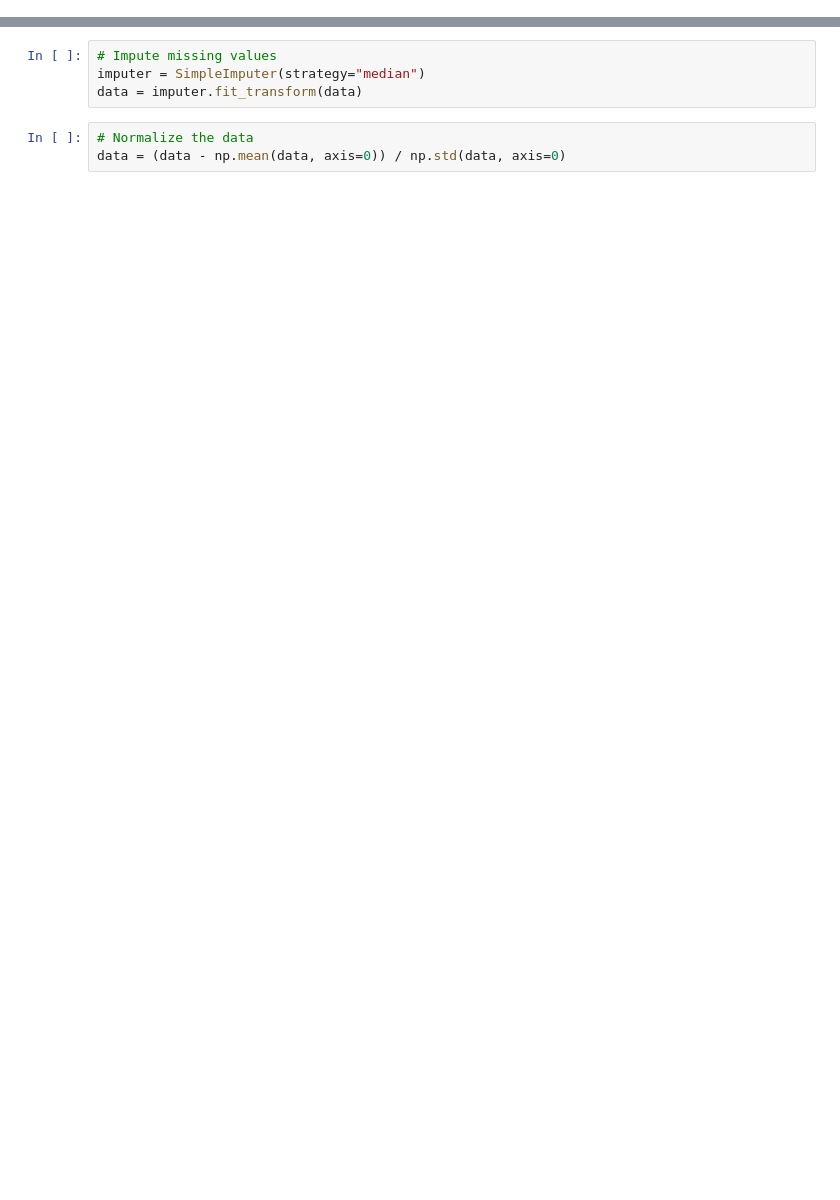
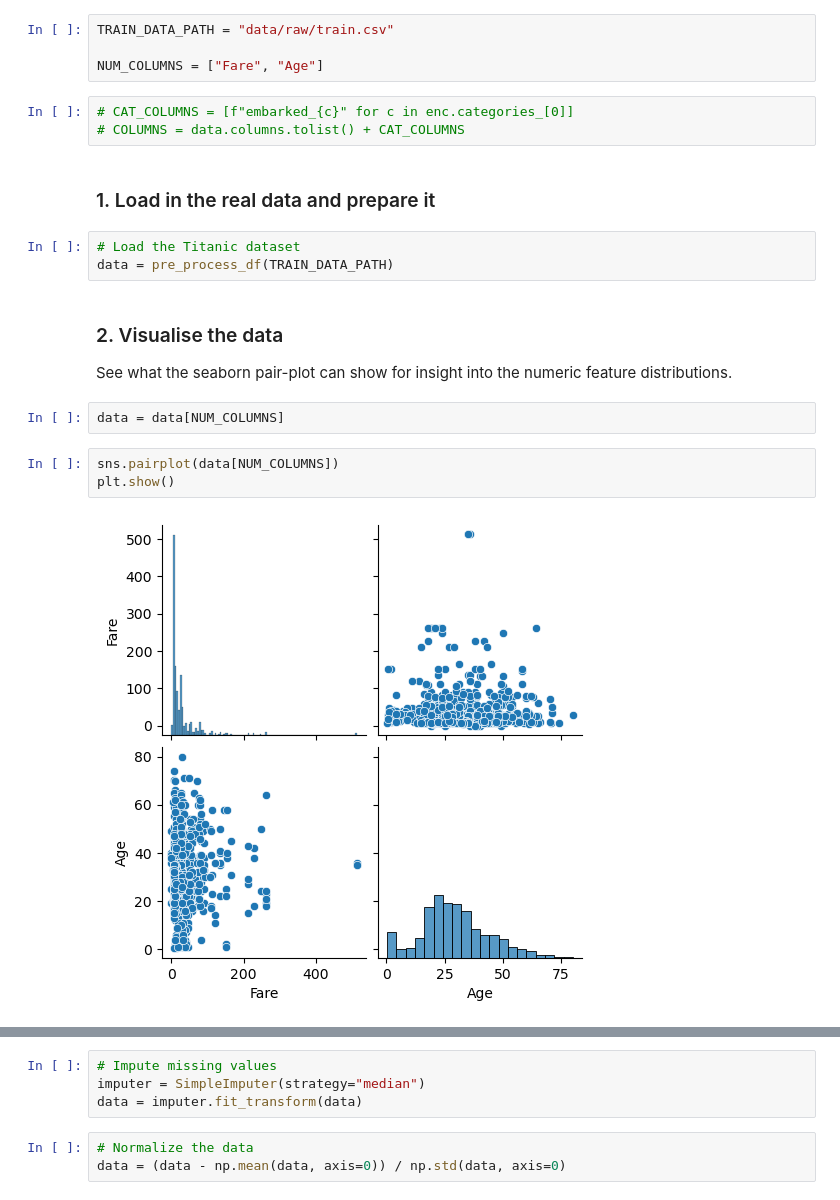
Before and after one commit to itsbigspark/ai-hackathon, a Jupyter notebook: notebooks/gan_build.ipynb, the cells around one changed output, grey strips where cells are left out. Drawn from its saved outputs; the diff is of its cells as text; blank space fills up the shorter version.

```diff
--- a/notebooks/gan_build.ipynb
+++ b/notebooks/gan_build.ipynb
@@ -21,0 +20,23 @@ data = np.concatenate((data.values, cat_data), axis=1)
+# %%
+TRAIN_DATA_PATH = "data/raw/train.csv"
+
+NUM_COLUMNS = ["Fare", "Age"]
+# %%
+# CAT_COLUMNS = [f"embarked_{c}" for c in enc.categories_[0]]
+# COLUMNS = data.columns.tolist() + CAT_COLUMNS
+# %% [markdown]
+### 1. Load in the real data and prepare it
+# %%
+# Load the Titanic dataset
+data = pre_process_df(TRAIN_DATA_PATH)
+# %% [markdown]
+### 2. Visualise the data
+
+See what the seaborn pair-plot can show for insight into the numeric feature distributions.
+# %%
+data = data[NUM_COLUMNS]
+# %%
+sns.pairplot(data[NUM_COLUMNS])
+plt.show()
+# %% [output]
+[figure, added]
```
Also changed, not shown: parts of 41 cells of this notebook.
